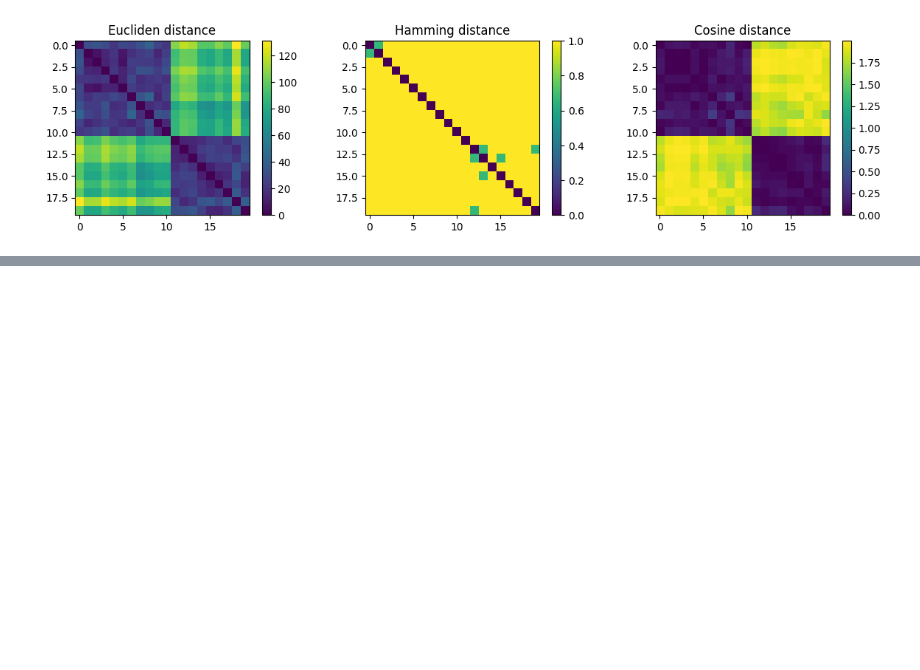
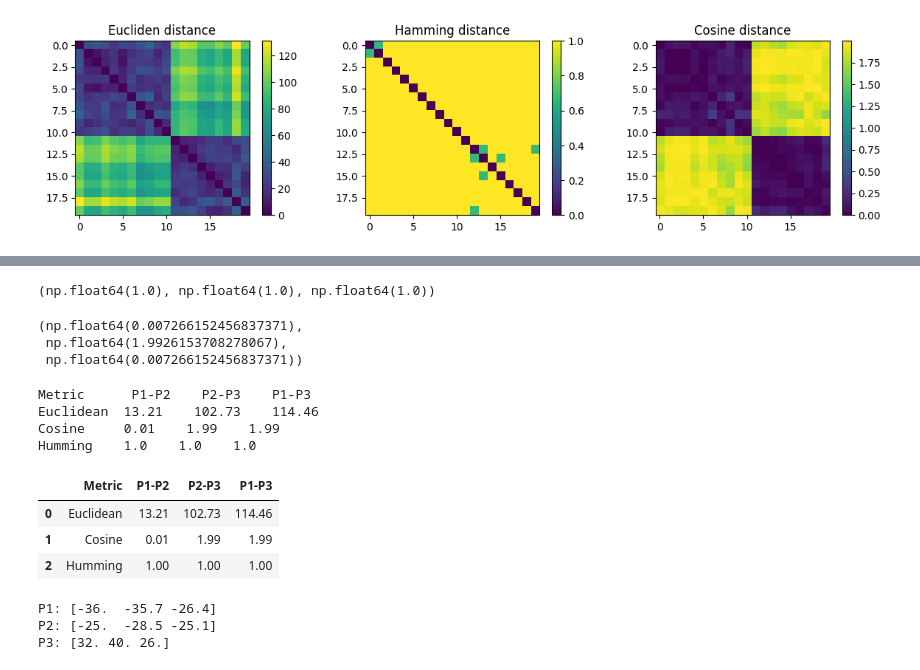
Before and after one commit to nawroz-m/ML_learning, a Jupyter notebook: Proximity_measures.ipynb, the cells around one changed output, grey strips where cells are left out. Saved outputs shown, nothing was run; the diff lists cells and outputs as text; code cells hidden in the pictures; blank space fills up the shorter version.

Commit message:
add: points distance calculation

```diff
--- a/Proximity_measures.ipynb
+++ b/Proximity_measures.ipynb
@@ -147,0 +180,6 @@ plt.tight_layout()
+# %%
+# Calculate the distance between points
+p1_p2_euc = euclidean_distance[p1_identifier][p2_identifier]
+p2_p3_euc = euclidean_distance[p2_identifier][p3_identifier]
+p1_p3_euc = euclidean_distance[p1_identifier][p3_identifier]
+p1_p3_euc, p2_p3_euc, p1_p3_euc
@@ -147,0 +200,54 @@ plt.tight_layout()
+# %%
+# humming distance
+p1_p2_hum = hamming_distance[p1_identifier][p2_identifier]
+p2_p3_hum = hamming_distance[p2_identifier][p3_identifier]
+p1_p3_hum = hamming_distance[p1_identifier][p3_identifier]
+p1_p2_hum, p2_p3_hum, p1_p2_hum
+# %% [output]
+(np.float64(1.0), np.float64(1.0), np.float64(1.0))
+# %%
+# Cosine distance
+p1_p2_cos = cosine_distance[p1_identifier][p2_identifier]
+p2_p3_cos = cosine_distance[p2_identifier][p3_identifier]
+p1_p3_cos = cosine_distance[p1_identifier][p3_identifier]
+p1_p2_cos, p2_p3_cos, p1_p2_cos
+# %% [output]
+(np.float64(0.007266152456837371),
+ np.float64(1.9926153708278067),
+ np.float64(0.007266152456837371))
+# %%
+print("Metric      P1-P2    P2-P3    P1-P3")
+print(f"Euclidean  {p1_p2_euc.round(2)}    {p2_p3_euc.round(2)}    {p1_p3_euc.round(2)}")
+print(f"Cosine     {p1_p2_cos.round(2)}    {p2_p3_cos.round(2)}    {p1_p3_cos.round(2)}")
+print(f"Humming    {p1_p2_hum.round(2)}    {p2_p3_hum.round(2)}    {p1_p3_hum.round(2)}")
+# %% [output]
+Metric      P1-P2    P2-P3    P1-P3
+Euclidean  13.21    102.73    114.46
+Cosine     0.01    1.99    1.99
+Humming    1.0    1.0    1.0
+# %%
+proximity_metrix = pd.DataFrame([
+    ["Euclidean", p1_p2_euc.round(2), p2_p3_euc.round(2), p1_p3_euc.round(2)],
+    ["Cosine", p1_p2_cos.round(2), p2_p3_cos.round(2), p1_p3_cos.round(2)],
+    ["Humming", p1_p2_hum.round(2), p2_p3_hum.round(2), p1_p3_hum.round(2)],
+    ],
+                                columns=["Metric", "P1-P2", "P2-P3", "P1-P3"])
+# %%
+proximity_metrix
+# %% [output]
+|  | Metric | P1-P2 | P2-P3 | P1-P3 |
+| 0 | Euclidean | 13.21 | 102.73 | 114.46 |
+| 1 | Cosine | 0.01 | 1.99 | 1.99 |
+| 2 | Humming | 1.00 | 1.00 | 1.00 |
+# %%
+P1 = X[p1_identifier]
+P2 = X[p2_identifier]
+P3 = X[p3_identifier]
+
+print("P1:", P1)
+print("P2:", P2)
+print("P3:", P3)
+# %% [output]
+P1: [-36.  -35.7 -26.4]
+P2: [-25.  -28.5 -25.1]
+P3: [32. 40. 26.]
```
Also changed, not shown: parts of 5 cells of this notebook.
